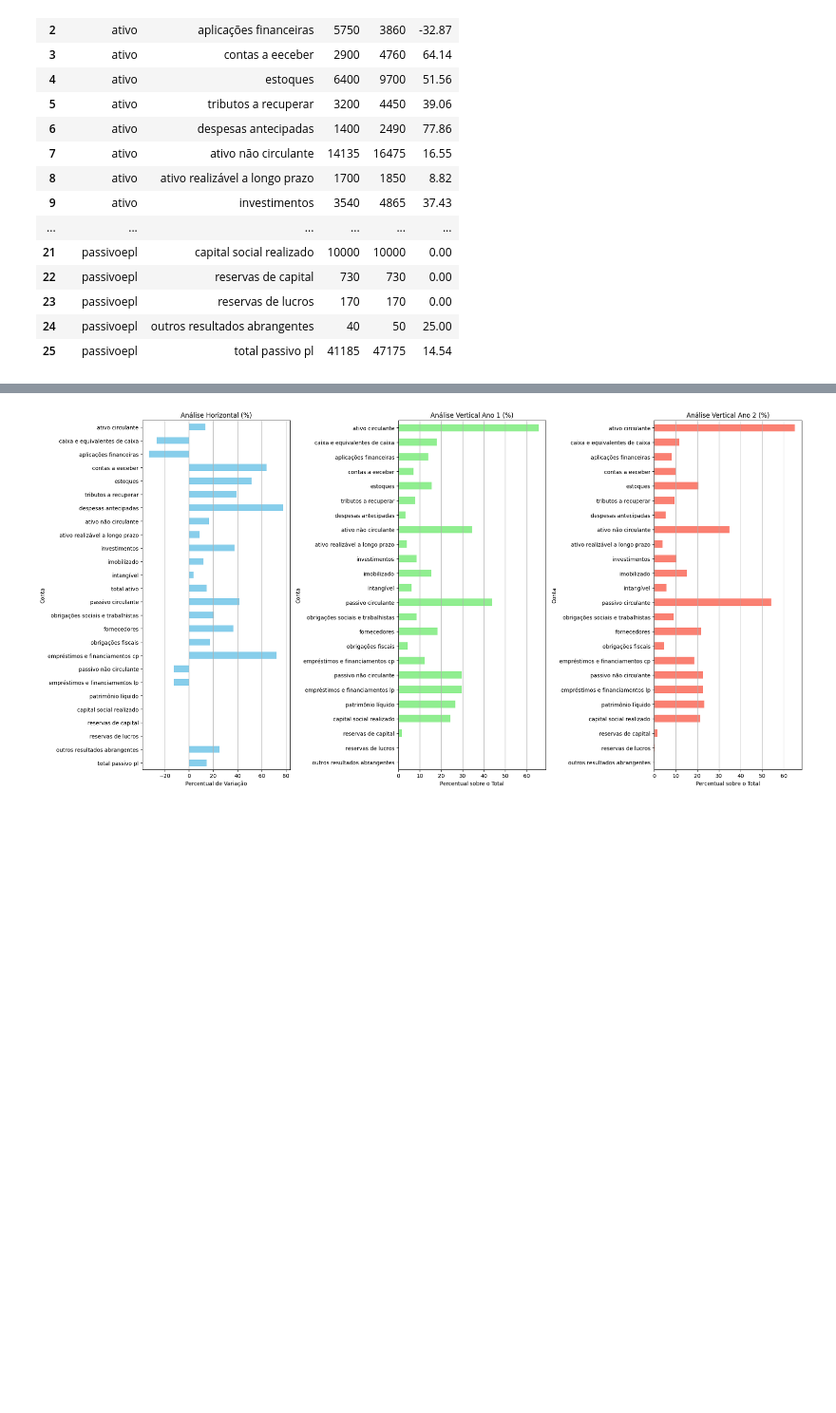
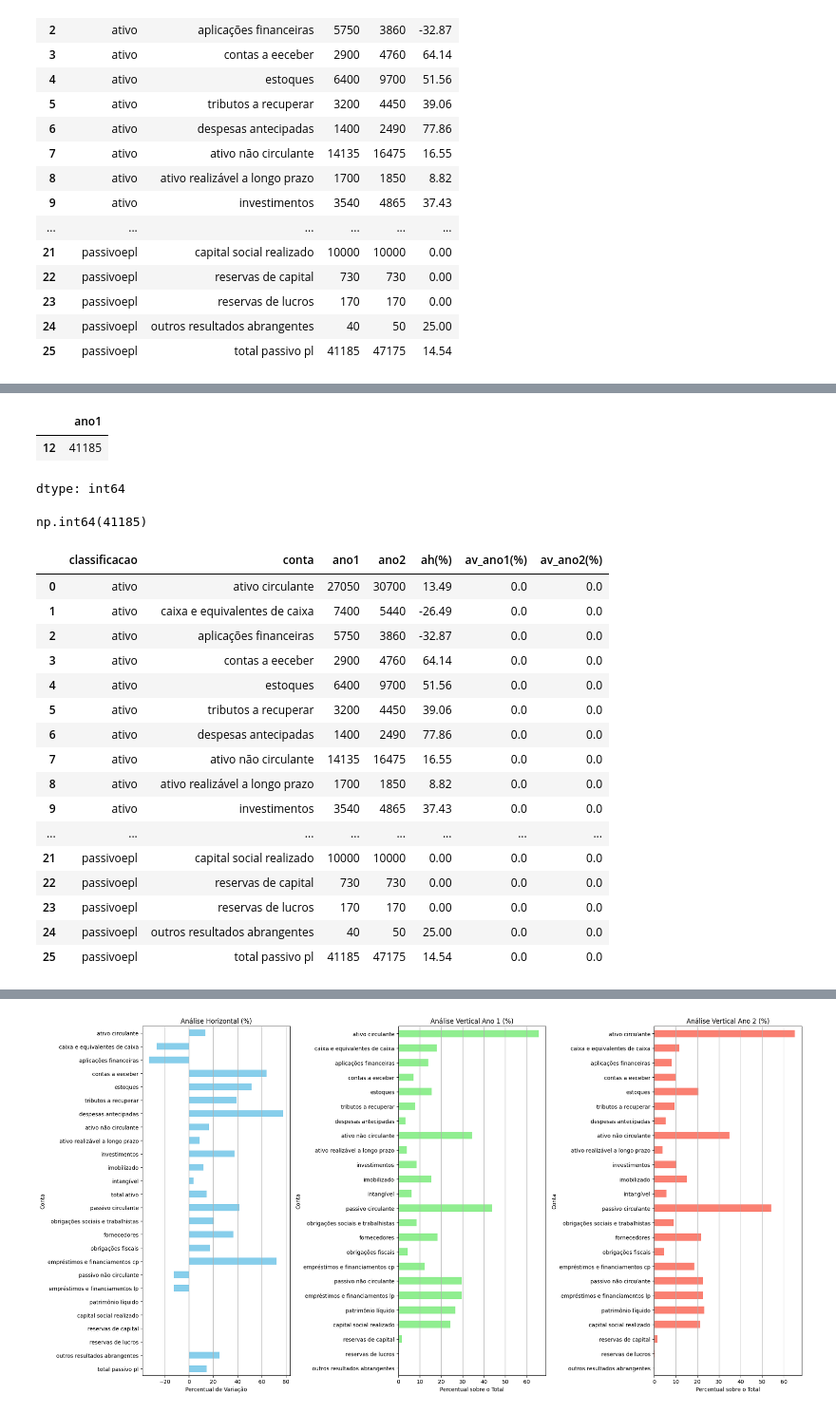
Before and after one commit to jeffersonramelo/Analise_DCs, a Jupyter notebook: AVeAH.ipynb, the cells around one changed output, grey strips where cells are left out. Shown: that part at 95% size. Drawn from its saved outputs; the diff is of its cells as text; code cells hidden in the pictures; blank space fills up the shorter version.

```diff
--- a/AVeAH.ipynb
+++ b/AVeAH.ipynb
@@ -47,0 +98,43 @@ df
+# %%
+# filtrar linhas por condição
+df.loc[df["conta"] == "total ativo", "ano1"]
+# %% [output]
+|  | ano1 |
+| 12 | 41185 |
+dtype: int64
+# %%
+# filtrar linhas por condição
+df.loc[df["conta"] == "total ativo", "ano1"].iloc[0]
+# %% [output]
+np.int64(41185)
+# %%
+### analise vertical:
+# capturar totais
+total_ativo_ano1 = df.loc[df["conta"] == "total ativo", "ano1"].iloc[0]
+total_ativo_ano2 = df.loc[df["conta"] == "total ativo", "ano2"].iloc[0]
+
+total_passivo_ano1 = df.loc[df["conta"] == "total passivo pl", "ano1"].iloc[0]
+total_passivo_ano2 = df.loc[df["conta"] == "total passivo pl", "ano2"].iloc[0]
+
+df["av_ano1(%)"] = 0.0
+df["av_ano2(%)"] = 0.0
+
+df
+# %% [output]
+|  | classificacao | conta | ano1 | ano2 | ah(%) | av_ano1(%) | av_ano2(%) |
+| 0 | ativo | ativo circulante | 27050 | 30700 | 13.49 | 0.0 | 0.0 |
+| 1 | ativo | caixa e equivalentes de caixa | 7400 | 5440 | -26.49 | 0.0 | 0.0 |
+| 2 | ativo | aplicações financeiras | 5750 | 3860 | -32.87 | 0.0 | 0.0 |
+| 3 | ativo | contas a eeceber | 2900 | 4760 | 64.14 | 0.0 | 0.0 |
+| 4 | ativo | estoques | 6400 | 9700 | 51.56 | 0.0 | 0.0 |
+| 5 | ativo | tributos a recuperar | 3200 | 4450 | 39.06 | 0.0 | 0.0 |
+| 6 | ativo | despesas antecipadas | 1400 | 2490 | 77.86 | 0.0 | 0.0 |
+| 7 | ativo | ativo não circulante | 14135 | 16475 | 16.55 | 0.0 | 0.0 |
+| 8 | ativo | ativo realizável a longo prazo | 1700 | 1850 | 8.82 | 0.0 | 0.0 |
+| 9 | ativo | investimentos | 3540 | 4865 | 37.43 | 0.0 | 0.0 |
+| ... | ... | ... | ... | ... | ... | ... | ... |
+| 21 | passivoepl | capital social realizado | 10000 | 10000 | 0.00 | 0.0 | 0.0 |
+| 22 | passivoepl | reservas de capital | 730 | 730 | 0.00 | 0.0 | 0.0 |
+| 23 | passivoepl | reservas de lucros | 170 | 170 | 0.00 | 0.0 | 0.0 |
+| 24 | passivoepl | outros resultados abrangentes | 40 | 50 | 25.00 | 0.0 | 0.0 |
+| 25 | passivoepl | total passivo pl | 41185 | 47175 | 14.54 | 0.0 | 0.0 |
```
Also changed, not shown: parts of 10 cells of this notebook.
